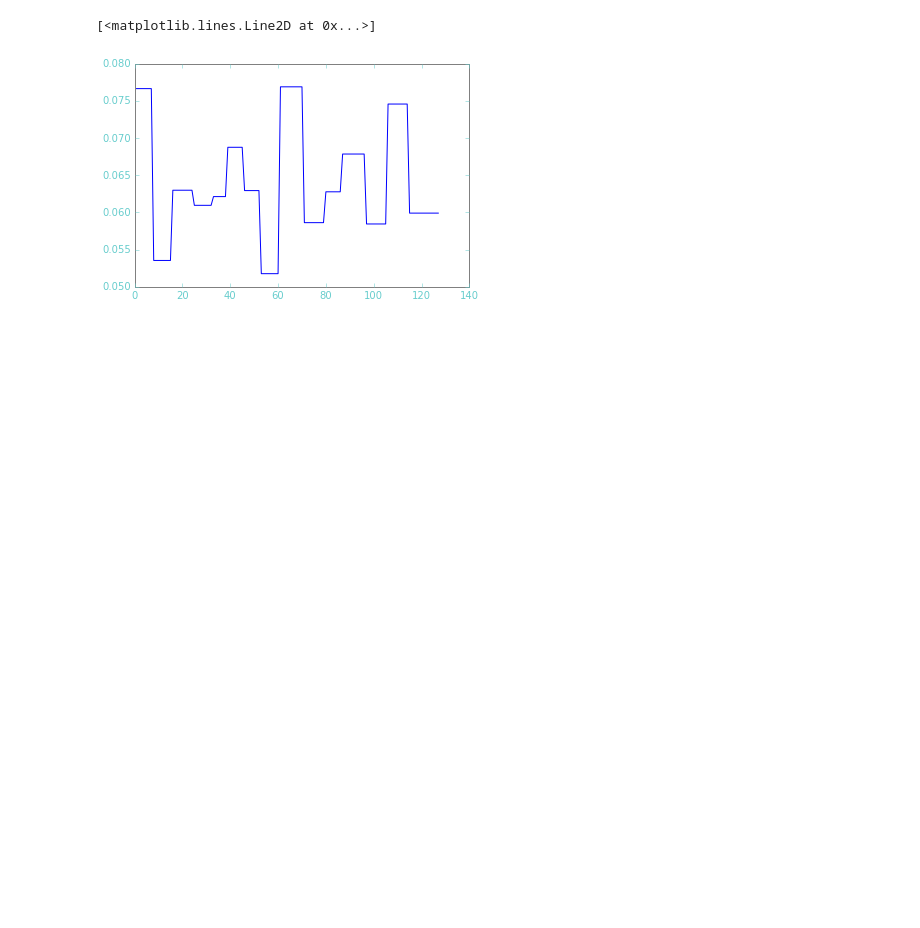
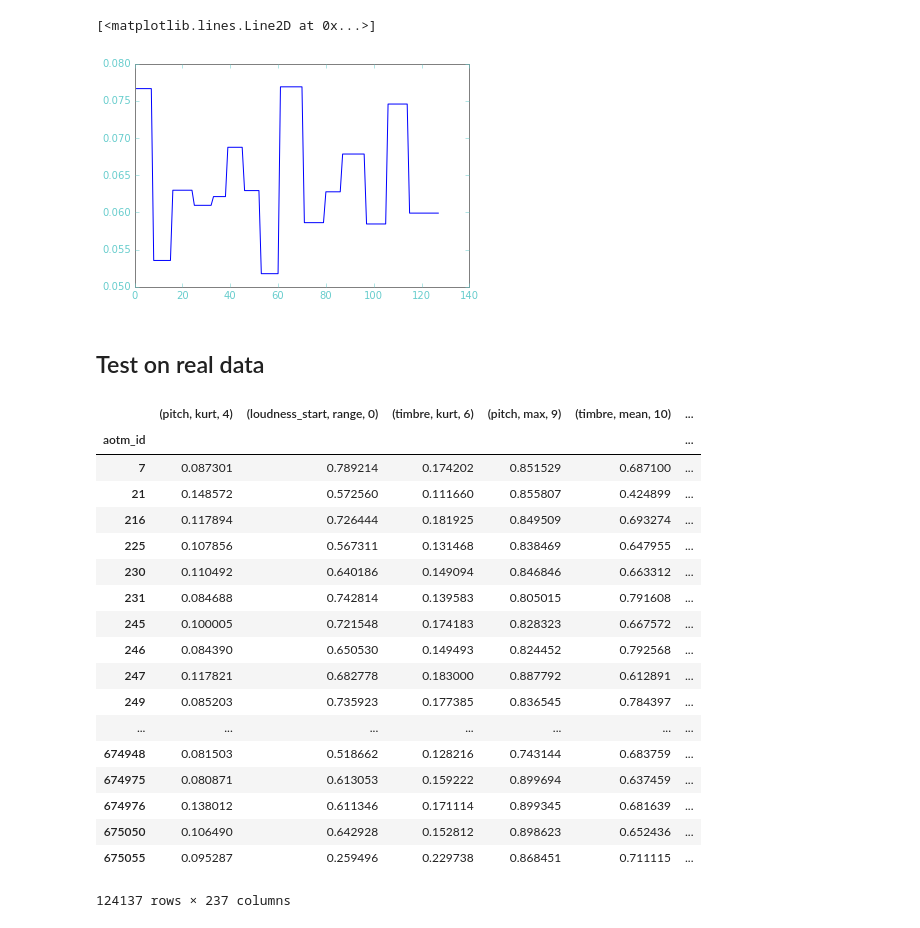
Before and after one commit to kikohs/recog, a Jupyter notebook: notebook/Rec sys.ipynb, the cells around one changed output. Saved outputs shown, nothing was run; the diff lists cells and outputs as text; code cells hidden in the pictures; blank space fills up the shorter version.

```diff
--- a/notebook/Rec sys.ipynb
+++ b/notebook/Rec sys.ipynb
@@ -1,4 +3,6 @@
 # %%
+# -*- coding: utf8 -*-
+import sys
 import os
 import time
 import numpy as np
@@ -24,3 +28,13 @@ import IPython.utils.path
 DATA_DIR = os.path.join(IPython.utils.path.get_home_dir(), 'work/recog/resources/')
 print 'Data directory:', DATA_DIR
 dataset_name = 'recom'
+
+import recog as rec
+
+%load_ext autoreload
+%autoreload 2
+
+reload(sys)  # Reload does the trick!
+sys.setdefaultencoding('UTF8')
+
+pd.options.display.encoding = 'utf-8'
@@ -271,3 +128,50 @@ plt.plot(data['C'][row, :])
 # %% [output]
 [<matplotlib.lines.Line2D at 0x...>]
 [figure]
+# %% [markdown]
+## Test on real data
+# %%
+# DATA_DIR = os.path.join(IPython.utils.path.get_home_dir(), 'data/aotm/')
+DATA_DIR = os.path.join( IPython.utils.path.get_home_dir(), 'local/aotm/')
+print 'Data directory:', DATA_DIR
+
+DATASET_NAME = 'aotm'
+MAX_PROCESS = 8
+# %%
+SONGS = pd.read_hdf(os.path.join(DATA_DIR, DATASET_NAME + '_songs.h5'), 'data')
+SONGS.rename(columns={'temporal_echonest_features': 'ten'}, inplace=True)
+MIXES = pd.read_hdf(os.path.join(DATA_DIR, DATASET_NAME + '_mixes.h5'), 'data')
+PLAYLISTS = pd.read_hdf(os.path.join(DATA_DIR, DATASET_NAME + '_playlists.h5'), 'data')
+
+
+song_id_key = 'aotm_ids'
+playlist_id_key = 'mix_id'
+# %%
+# Extract features only from data
+to_remove = set(['artist_name', 'genre', 'top_genres', 'terms', 'release', 'key', 'mode', 'genre_topics'])
+columns = set(SONGS.columns.tolist())
+
+feat_col = list(columns - to_remove)
+FEAT = SONGS[feat_col]
+# %%
+FEAT
+# %% [output]
+|  | (pitch, kurt, 4) | (loudness_start, range, 0) | (timbre, kurt, 6) | (pitch, max, 9) | (timbre, mean, 10) | ... |
+| aotm_id |  |  |  |  |  | ... |
+| 7 | 0.087301 | 0.789214 | 0.174202 | 0.851529 | 0.687100 | ... |
+| 21 | 0.148572 | 0.572560 | 0.111660 | 0.855807 | 0.424899 | ... |
+| 216 | 0.117894 | 0.726444 | 0.181925 | 0.849509 | 0.693274 | ... |
+| 225 | 0.107856 | 0.567311 | 0.131468 | 0.838469 | 0.647955 | ... |
+| 230 | 0.110492 | 0.640186 | 0.149094 | 0.846846 | 0.663312 | ... |
+| 231 | 0.084688 | 0.742814 | 0.139583 | 0.805015 | 0.791608 | ... |
+| 245 | 0.100005 | 0.721548 | 0.174183 | 0.828323 | 0.667572 | ... |
+| 246 | 0.084390 | 0.650530 | 0.149493 | 0.824452 | 0.792568 | ... |
+| 247 | 0.117821 | 0.682778 | 0.183000 | 0.887792 | 0.612891 | ... |
+| 249 | 0.085203 | 0.735923 | 0.177385 | 0.836545 | 0.784397 | ... |
+| ... | ... | ... | ... | ... | ... | ... |
+| 674948 | 0.081503 | 0.518662 | 0.128216 | 0.743144 | 0.683759 | ... |
+| 674975 | 0.080871 | 0.613053 | 0.159222 | 0.899694 | 0.637459 | ... |
+| 674976 | 0.138012 | 0.611346 | 0.171114 | 0.899345 | 0.681639 | ... |
+| 675050 | 0.106490 | 0.642928 | 0.152812 | 0.898623 | 0.652436 | ... |
+| 675055 | 0.095287 | 0.259496 | 0.229738 | 0.868451 | 0.711115 | ... |
+124137 rows × 237 columns
```
Also changed, not shown: parts of 15 cells of this notebook, 8 other files.
